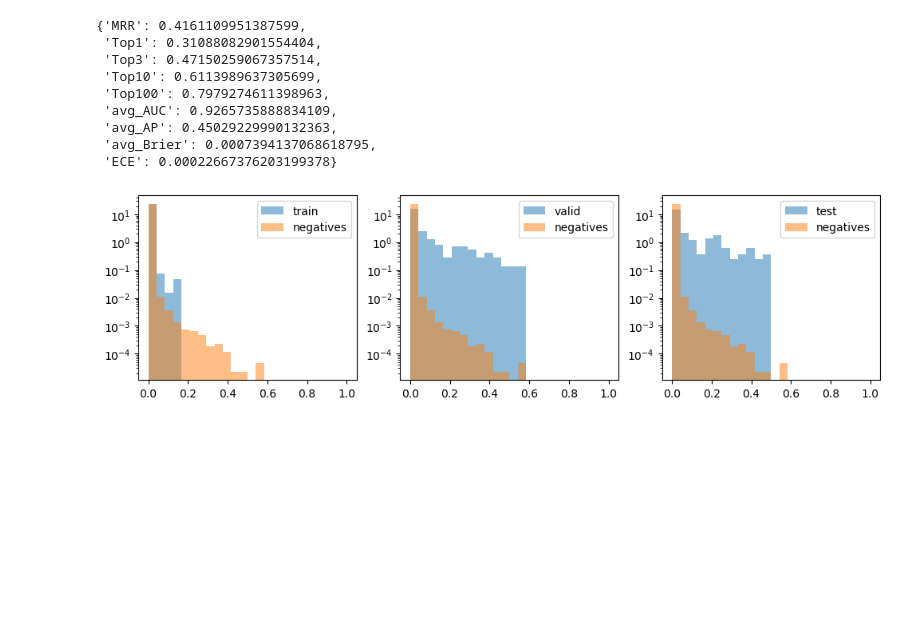
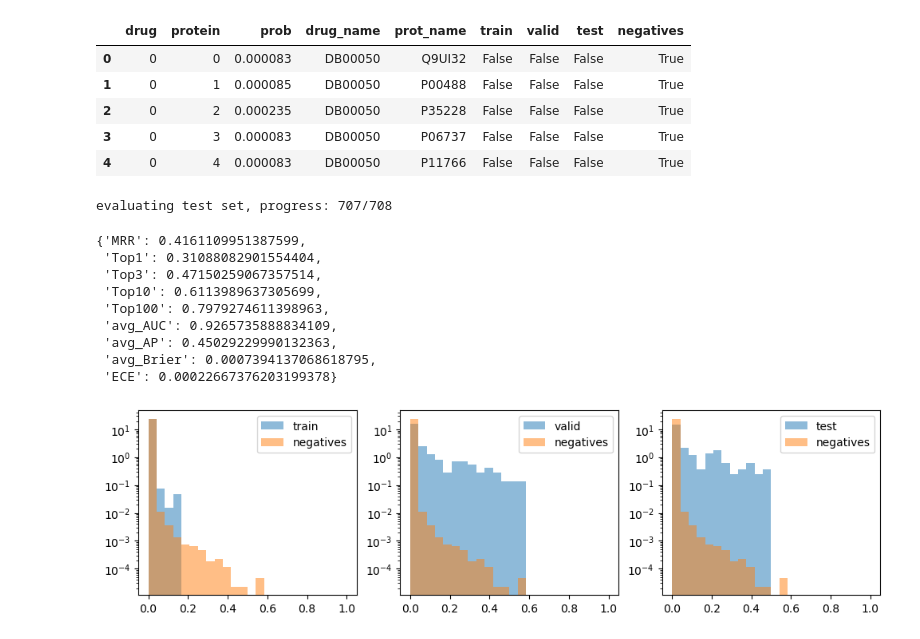
Before and after one commit to biodev/TKG-DTI, a Jupyter notebook: notebooks/_eval.ipynb, the cells around one changed output. Cells and saved outputs as stored; diff of their text form; code cells hidden in the pictures; blank space fills up the shorter version.

```diff
--- a/notebooks/_eval.ipynb
+++ b/notebooks/_eval.ipynb
@@ -19,5 +21,19 @@ from scipy.stats import rankdata
 # %%
 df = pd.read_csv('../output/gnn/transformer/predictions.csv')
+# %%
+df.head()
+# %% [output]
+|  | drug | protein | prob | drug_name | prot_name | train | valid | test | negatives |
+| 0 | 0 | 0 | 0.000083 | DB00050 | Q9UI32 | False | False | False | True |
+| 1 | 0 | 1 | 0.000085 | DB00050 | P00488 | False | False | False | True |
+| 2 | 0 | 2 | 0.000235 | DB00050 | P35228 | False | False | False | True |
+| 3 | 0 | 3 | 0.000083 | DB00050 | P06737 | False | False | False | True |
+| 4 | 0 | 4 | 0.000083 | DB00050 | P11766 | False | False | False | True |
+# %%
+val_metrics = evaluate(df, partition='valid')
+val_metrics
+# %% [output]
+evaluating test set, progress: 707/708
 # %%
 def evaluate(df):
     """
```
Also changed, not shown: parts of 1 cell of this notebook, 5 other files.
